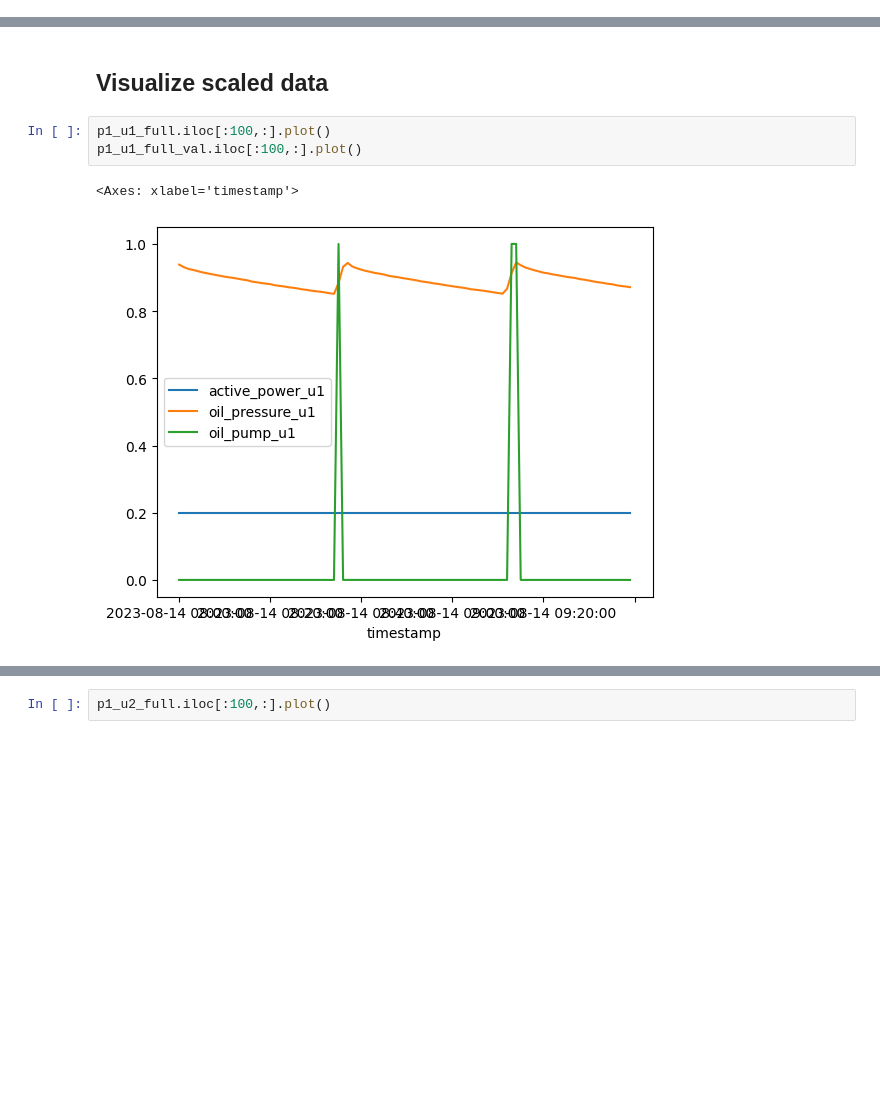
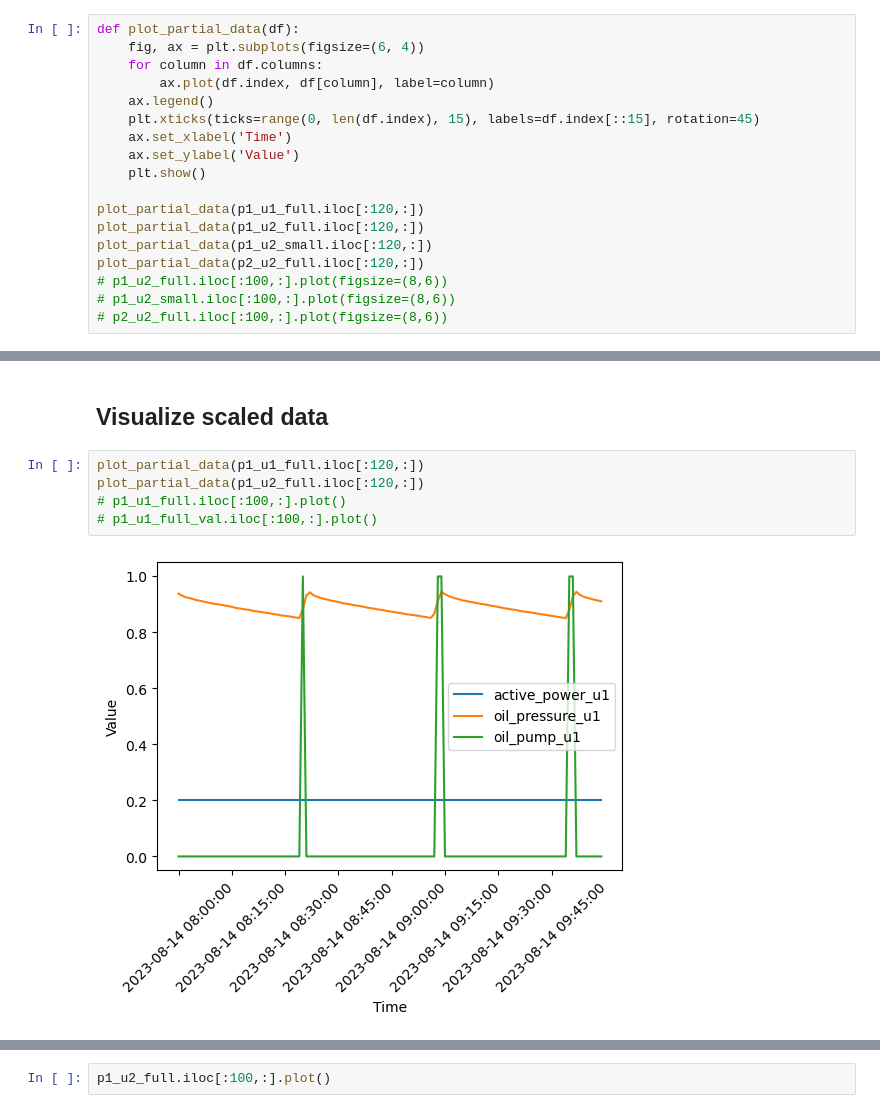
Before and after one commit to xiazong-fortum/TL-NAB, a Jupyter notebook: transfer_learning/model_training.ipynb, the cells around one changed output, grey strips where cells are left out. Saved outputs shown, nothing was run; the diff lists cells and outputs as text; blank space fills up the shorter version.

```diff
--- a/transfer_learning/model_training.ipynb
+++ b/transfer_learning/model_training.ipynb
@@ -132,0 +121,18 @@ p2_u2_full.iloc[:100,:].plot(figsize=(8,6))
+# %%
+def plot_partial_data(df):
+    fig, ax = plt.subplots(figsize=(6, 4))
+    for column in df.columns:
+        ax.plot(df.index, df[column], label=column)
+    ax.legend()
+    plt.xticks(ticks=range(0, len(df.index), 15), labels=df.index[::15], rotation=45)
+    ax.set_xlabel('Time')
+    ax.set_ylabel('Value')
+    plt.show()
+
+plot_partial_data(p1_u1_full.iloc[:120,:])
+plot_partial_data(p1_u2_full.iloc[:120,:])
+plot_partial_data(p1_u2_small.iloc[:120,:])
+plot_partial_data(p2_u2_full.iloc[:120,:])
+# p1_u2_full.iloc[:100,:].plot(figsize=(8,6))
+# p1_u2_small.iloc[:100,:].plot(figsize=(8,6))
+# p2_u2_full.iloc[:100,:].plot(figsize=(8,6))
@@ -317,8 +328,9 @@ p1_u1_full.shape, p1_u1_full_val.shape, p1_u2_full.shape, p1_u2_small.shape, p1_
 # %% [markdown]
 ## Visualize scaled data
 # %%
-p1_u1_full.iloc[:100,:].plot()
-p1_u1_full_val.iloc[:100,:].plot()
+plot_partial_data(p1_u1_full.iloc[:120,:])
+plot_partial_data(p1_u2_full.iloc[:120,:])
+# p1_u1_full.iloc[:100,:].plot()
+# p1_u1_full_val.iloc[:100,:].plot()
 # %% [output]
-<Axes: xlabel='timestamp'>
-[figure, old version]
+[figure, new version]
```
Also changed, not shown: parts of 5 cells of this notebook, 12 other files.
